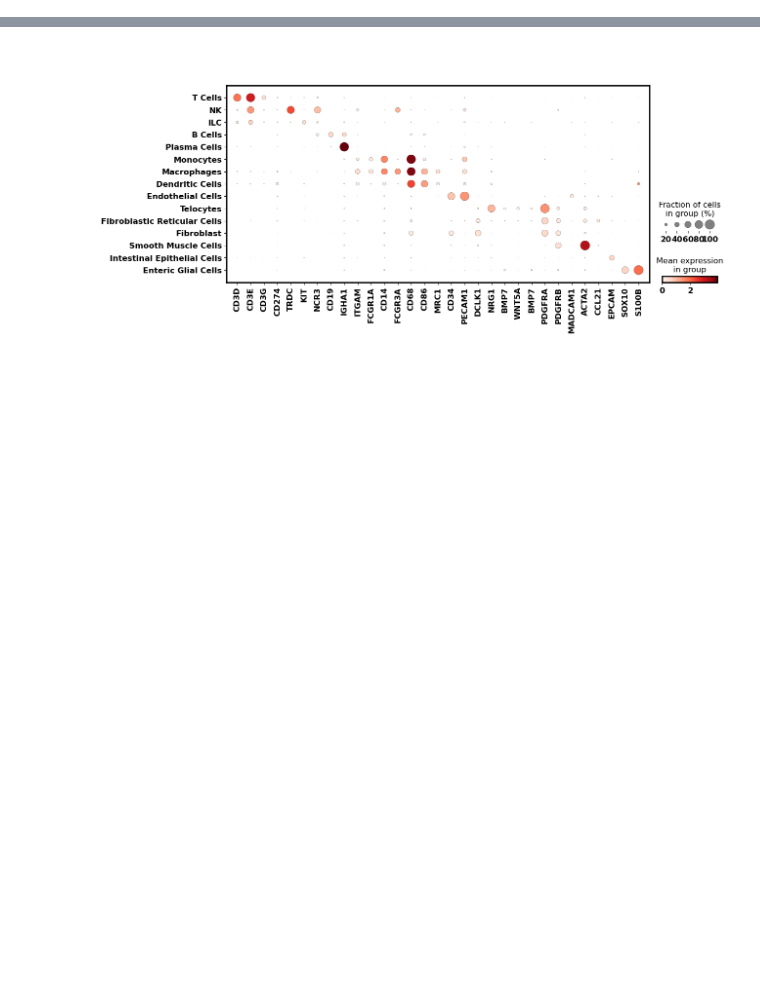
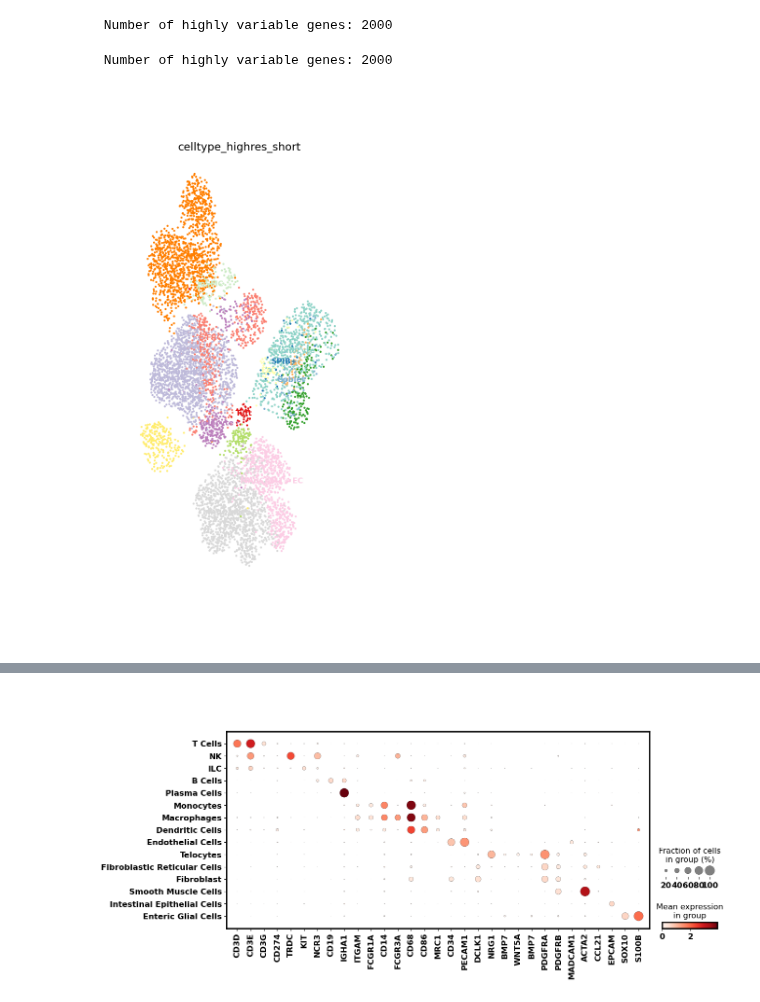
Before and after one commit to Ran-x2/gut-liver-model, a Jupyter notebook: gut_visualization.ipynb, the cells around one changed output, grey strips where cells are left out. Saved outputs shown, nothing was run; the diff lists cells and outputs as text; code cells hidden in the pictures; blank space fills up the shorter version.

```diff
--- a/gut_visualization.ipynb
+++ b/gut_visualization.ipynb
@@ -39,4 +119,5 @@ adata = sc.read_h5ad(r"gut_annotated.h5ad")
 # %%
 adata.obs['Donor ID'] = adata.obs['batch']
 # %%
-adata.obs['Donor ID'] = adata.obs['Donor ID'].map({'3':'Donor AJD3280','4':'Donor AJG2309','5':'Donor AJKQ118'})
+# adata.obs['Donor ID'] = adata.obs['Donor ID'].map({'3':'Donor AJD3280','4':'Donor AJG2309','5':'Donor AJKQ118'})
+adata.obs['Donor ID'] = adata.obs['Donor ID'].map({'3':'Donor 1','4':'Donor 2','5':'Donor 3'})
@@ -55,3 +146,11 @@ ordered_celltype=['T Cells','NK','ILC','B Cells', 'Plasma Cells',
                   'Endothelial Cells', 'Telocytes','Fibroblastic Reticular Cells','Fibroblast','Smooth Muscle Cells',
                   'Intestinal Epithelial Cells','Enteric Glial Cells']
 adata.obs['celltype_lowres'] = adata.obs['celltype_lowres'].cat.reorder_categories(ordered_celltype)
+# %%
+adata_immune = adata[adata.obs['celltype_lowres'].isin(['T Cells','NK','ILC','B Cells', 'Plasma Cells',
+                  'Monocytes','Macrophages','Dendritic Cells'])]
+adata_nonimmune = adata[~adata.obs['celltype_lowres'].isin(['T Cells','NK','ILC','B Cells', 'Plasma Cells',
+                  'Monocytes','Macrophages','Dendritic Cells'])]
+# %%
+adata_immune.obs['celltype_highres']=adata_immune.obs['celltype_highres'].replace({'TCRab CD8 TRM':'TCRab CD8ab TRM',
+                                                                                   'TCRab CD8 Mobile TRM':'TCRab CD8ab Mobile TRM'})
@@ -57,0 +192,9 @@ adata.obs['celltype_lowres'] = adata.obs['celltype_lowres'].cat.reorder_categori
+# %%
+sc.pp.filter_genes(adata_immune, min_counts=1)
+sc.pp.highly_variable_genes(adata_immune, flavor='seurat_v3', n_top_genes=2000)
+print('\n','Number of highly variable genes: {:d}'.format(np.sum(adata_immune.var['highly_variable'])))
+sc.pp.pca(adata_immune, n_comps=50, use_highly_variable=True, svd_solver='arpack')
+sc.pp.neighbors(adata_immune, n_neighbors = 15, n_pcs = 50)
+sc.tl.umap(adata_immune, min_dist = 2, spread = 1.5)
+# %% [output]
+ Number of highly variable genes: 2000
@@ -57,0 +271,9 @@ adata.obs['celltype_lowres'] = adata.obs['celltype_lowres'].cat.reorder_categori
+# %%
+sc.pp.filter_genes(adata_nonimmune, min_counts=1)
+sc.pp.highly_variable_genes(adata_nonimmune, flavor='seurat_v3', n_top_genes=2000)
+print('\n','Number of highly variable genes: {:d}'.format(np.sum(adata_nonimmune.var['highly_variable'])))
+sc.pp.pca(adata_nonimmune, n_comps=50, use_highly_variable=True, svd_solver='arpack')
+sc.pp.neighbors(adata_nonimmune, n_neighbors = 15, n_pcs = 50)
+sc.tl.umap(adata_nonimmune, min_dist = 2, spread = 1.5)
+# %% [output]
+ Number of highly variable genes: 2000
@@ -58 +303,44 @@ adata.obs['celltype_lowres'] = adata.obs['celltype_lowres'].cat.reorder_categori
+# %%
+%matplotlib widget
+plt.rcParams['figure.figsize'] = [6,12]
+
+fig = sc.pl.umap(
+    adata_nonimmune,
+    color='celltype_highres_short',
+    size=40,
+    ncols=1,
+    palette=gut_nonimmune_palette,
+    return_fig=True,
+    legend_fontsize='small',
+    legend_loc='on data',
+    frameon=False
+)
+
+axes = fig.get_axes()
+for ax in axes:
+    texts = ax.texts
+
+    for i, txt in enumerate(texts):
+        label = txt.get_text()                       # e.g. 'CD16- mono'
+        facecolor = gut_nonimmune_palette[i]        # grab the correct HEX
+        txt.set_color(facecolor)                     # set the text fill
+        # if label in ['EEC']:
+        #     txt.set_path_effects([                       # add a black outline
+        #         PathEffects.withStroke(linewidth=2, foreground='black')
+        #     ])
+    draggables = [DraggableText(txt) for txt in texts]
+    #     adjust_text(
+#         texts,
+#         ax=ax,
+#         avoid_objects=scatter_objs,    # ← use this kwarg
+#         expand_points=(3, 3),          # ← inflate point bboxes by 3×
+#         expand_objects=(1.2, 1.2),     # ← optional, inflate artist bboxes
+#         arrowprops=dict(arrowstyle='->', color='gray'),
+#         only_move={'points':'y','text':'xy'},
+#         force_text=(0.1, 0.25),
+#         force_points=(0.1, 0.25),
+#         save_steps=False
+#     )
+# %% [output]
+[figure, added]
 # %%
```
Also changed, not shown: parts of 34 cells of this notebook, 1 other file.
